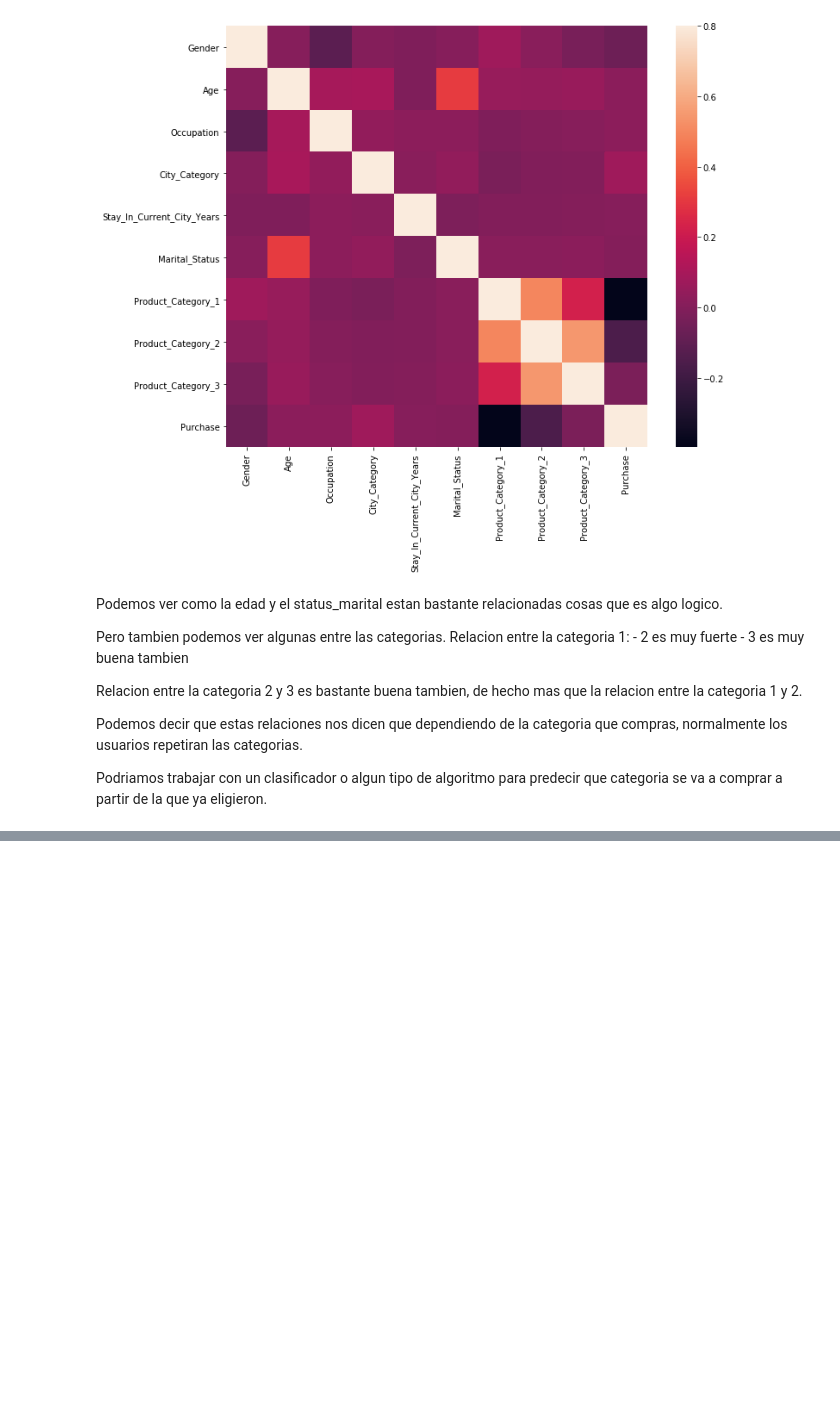
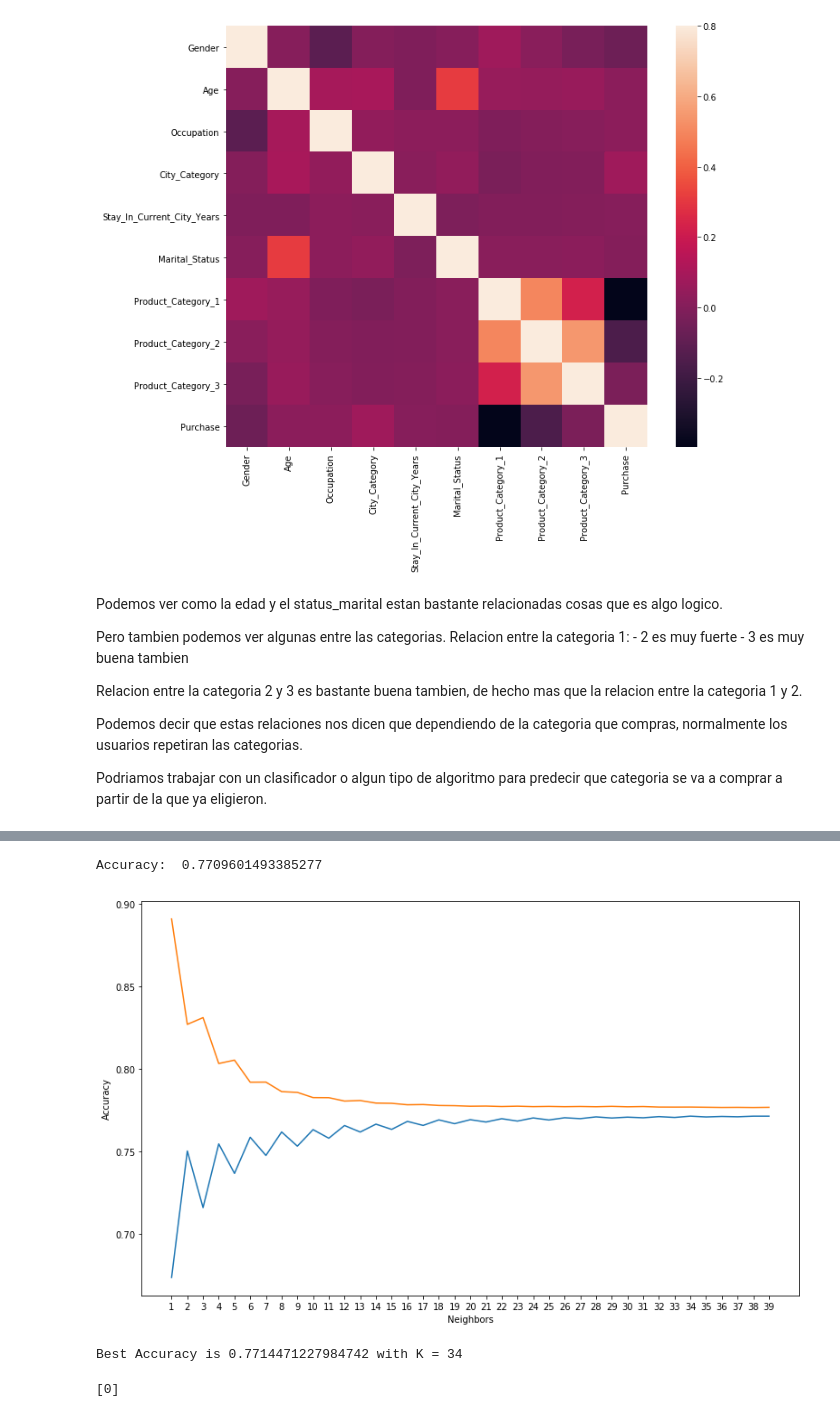
Before and after one commit to nicocurat/black-friday, a Jupyter notebook: black-friday.ipynb, the cells around one changed output, grey strips where cells are left out. Saved outputs shown, nothing was run; the diff lists cells and outputs as text; code cells hidden in the pictures; blank space fills up the shorter version.

```diff
--- a/black-friday.ipynb
+++ b/black-friday.ipynb
@@ -812,0 +756,3 @@ model.score(X_test, y_test)
+# %%
+# K-Nearest Neighbor
+knn_df = df_pred[['Occupation', 'Gender', 'Purchase']]
@@ -812,0 +771,53 @@ model.score(X_test, y_test)
+# %%
+from sklearn.neighbors import KNeighborsClassifier
+from sklearn.model_selection import train_test_split
+
+clf = KNeighborsClassifier(n_neighbors = 35)
+
+# X = Occupation, Purchase; Y = Gender
+x, y = knn_df.loc[:,knn_df.columns != 'Gender'], knn_df.loc[:,'Gender']
+
+# Create train and test datasets
+x_train, x_test, y_train, y_test = train_test_split(x, y, test_size = 0.3)
+
+clf.fit(x_train, y_train)
+
+clf.predict(x_test)
+
+print('Accuracy: ', clf.score(x_test, y_test))
+# %% [output]
+Accuracy:  0.7709601493385277
+# %%
+# Best K
+neighbors = np.arange(1, 40)
+
+train_accuracy = []
+test_accuracy = []
+
+for i, k in enumerate (neighbors):
+    clf = KNeighborsClassifier(n_neighbors = k)
+    clf.fit(x_train,y_train)
+    train_accuracy.append(clf.score(x_train,y_train))
+    test_accuracy.append(clf.score(x_test,y_test))
+
+# Plot
+plt.figure(figsize=(13, 8))
+
+plt.plot(neighbors, test_accuracy, label = 'Testing Accuracy')
+plt.plot(neighbors, train_accuracy, label = 'Training Accuracy')
+
+plt.xlabel('Neighbors')
+plt.ylabel('Accuracy')
+
+plt.xticks(neighbors)
+
+plt.show()
+
+print('Best Accuracy is {} with K = {}'.format(np.max(test_accuracy), 1 + test_accuracy.index(np.max(test_accuracy))))
+# %% [output]
+[figure, added]
+Best Accuracy is 0.7714471227984742 with K = 34
+# %%
+print(clf.predict([[1, 10000]]))
+# %% [output]
+[0]
```
Also changed, not shown: parts of 33 cells of this notebook.
